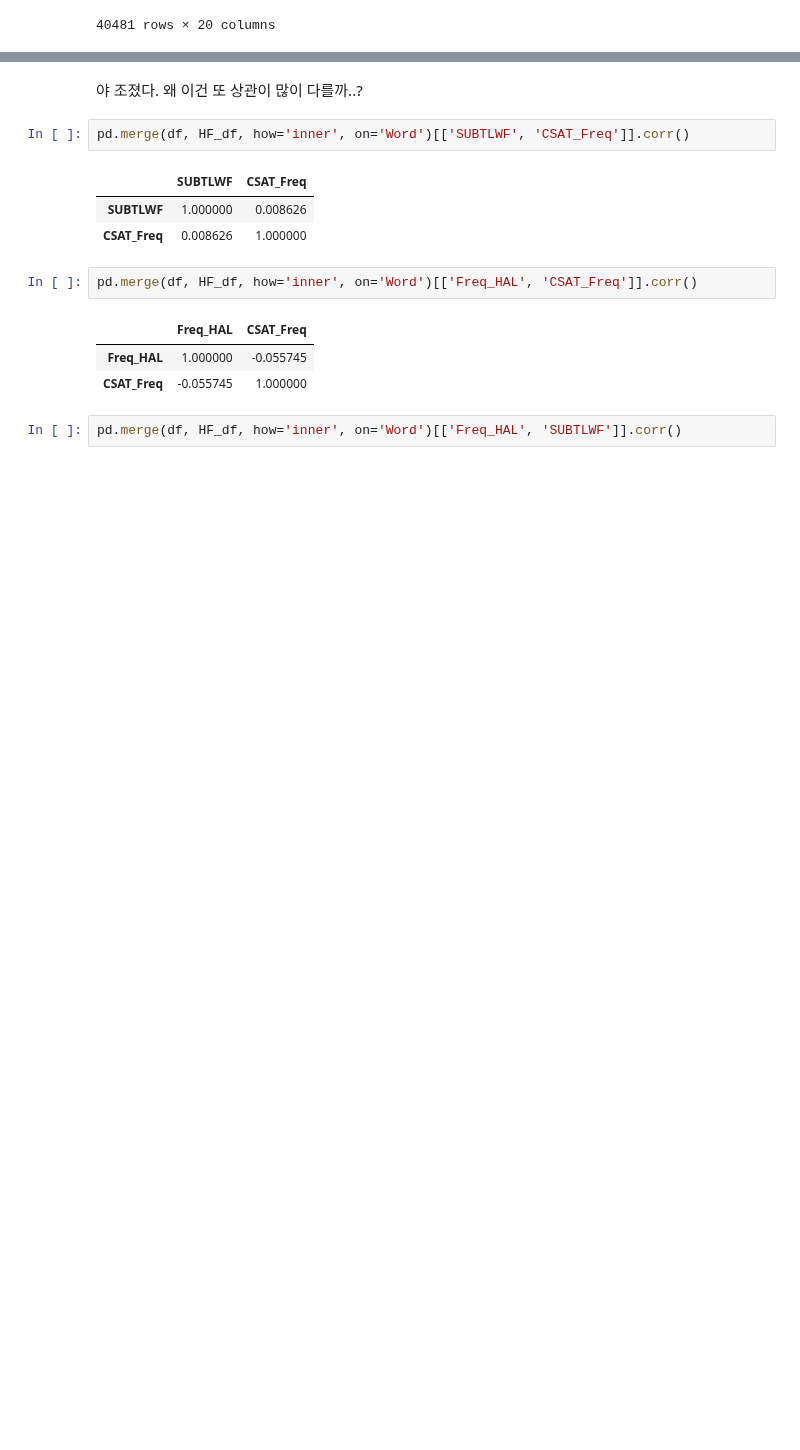
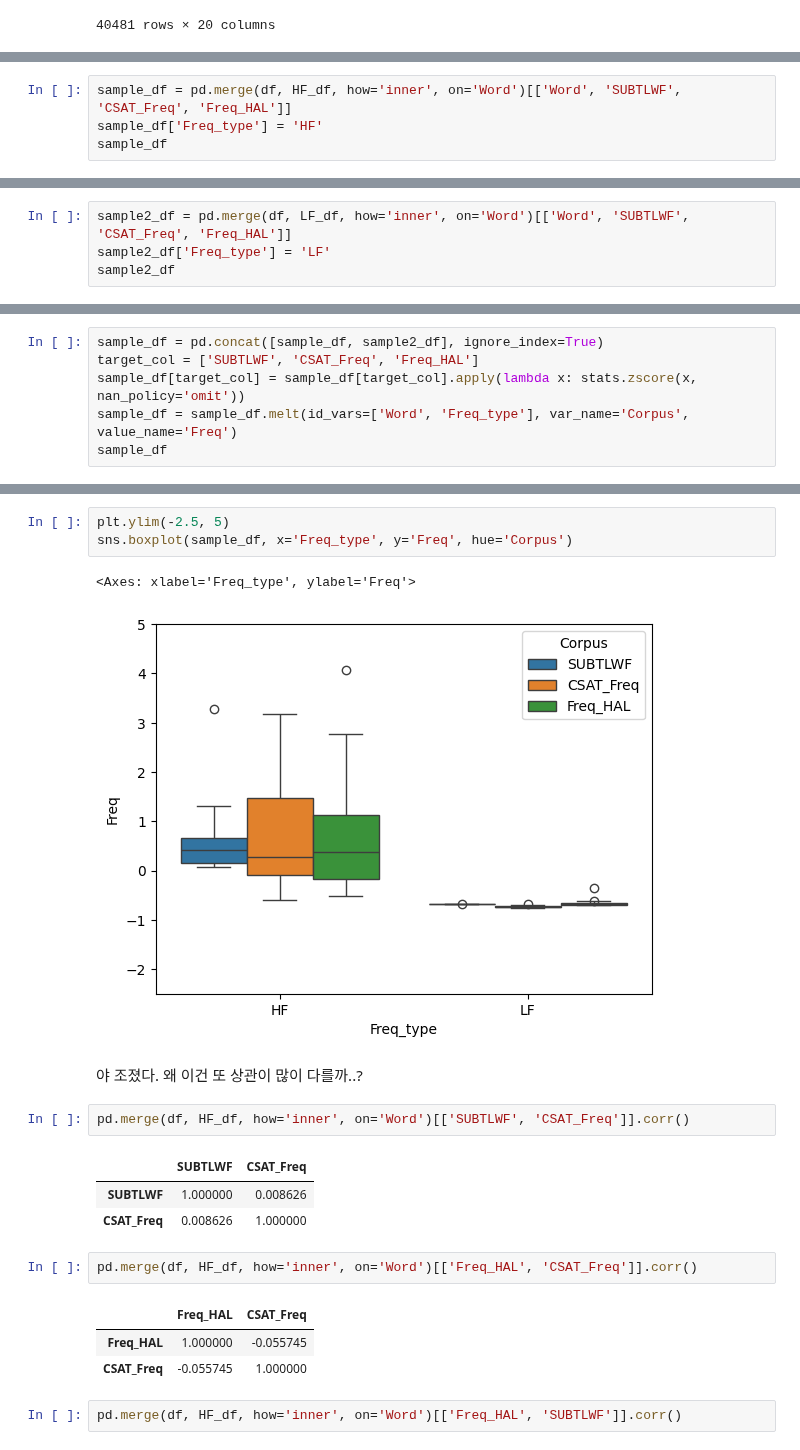
Before and after one commit to irregular6612/english-corpus-comparison, a Jupyter notebook: src/notebooks/L1-L2-Comp.ipynb, the cells around one changed output, grey strips where cells are left out. Saved outputs shown, nothing was run; the diff lists cells and outputs as text; blank space fills up the shorter version.

```diff
--- a/src/notebooks/L1-L2-Comp.ipynb
+++ b/src/notebooks/L1-L2-Comp.ipynb
@@ -77,0 +111,4 @@ df
+# %%
+sample_df = pd.merge(df, HF_df, how='inner', on='Word')[['Word', 'SUBTLWF', 'CSAT_Freq', 'Freq_HAL']]
+sample_df['Freq_type'] = 'HF'
+sample_df
@@ -77,0 +133,4 @@ df
+# %%
+sample2_df = pd.merge(df, LF_df, how='inner', on='Word')[['Word', 'SUBTLWF', 'CSAT_Freq', 'Freq_HAL']]
+sample2_df['Freq_type'] = 'LF'
+sample2_df
@@ -77,0 +155,6 @@ df
+# %%
+sample_df = pd.concat([sample_df, sample2_df], ignore_index=True)
+target_col = ['SUBTLWF', 'CSAT_Freq', 'Freq_HAL']
+sample_df[target_col] = sample_df[target_col].apply(lambda x: stats.zscore(x, nan_policy='omit'))
+sample_df = sample_df.melt(id_vars=['Word', 'Freq_type'], var_name='Corpus', value_name='Freq')
+sample_df
@@ -78,3 +175,9 @@ df
+# %%
+plt.ylim(-2.5, 5)
+sns.boxplot(sample_df, x='Freq_type', y='Freq', hue='Corpus')
+# %% [output]
+<Axes: xlabel='Freq_type', ylabel='Freq'>
+[figure, added]
 # %% [markdown]
 야 조졌다. 왜 이건 또 상관이 많이 다를까..?
 # %%
```
Also changed, not shown: parts of 51 cells of this notebook.
